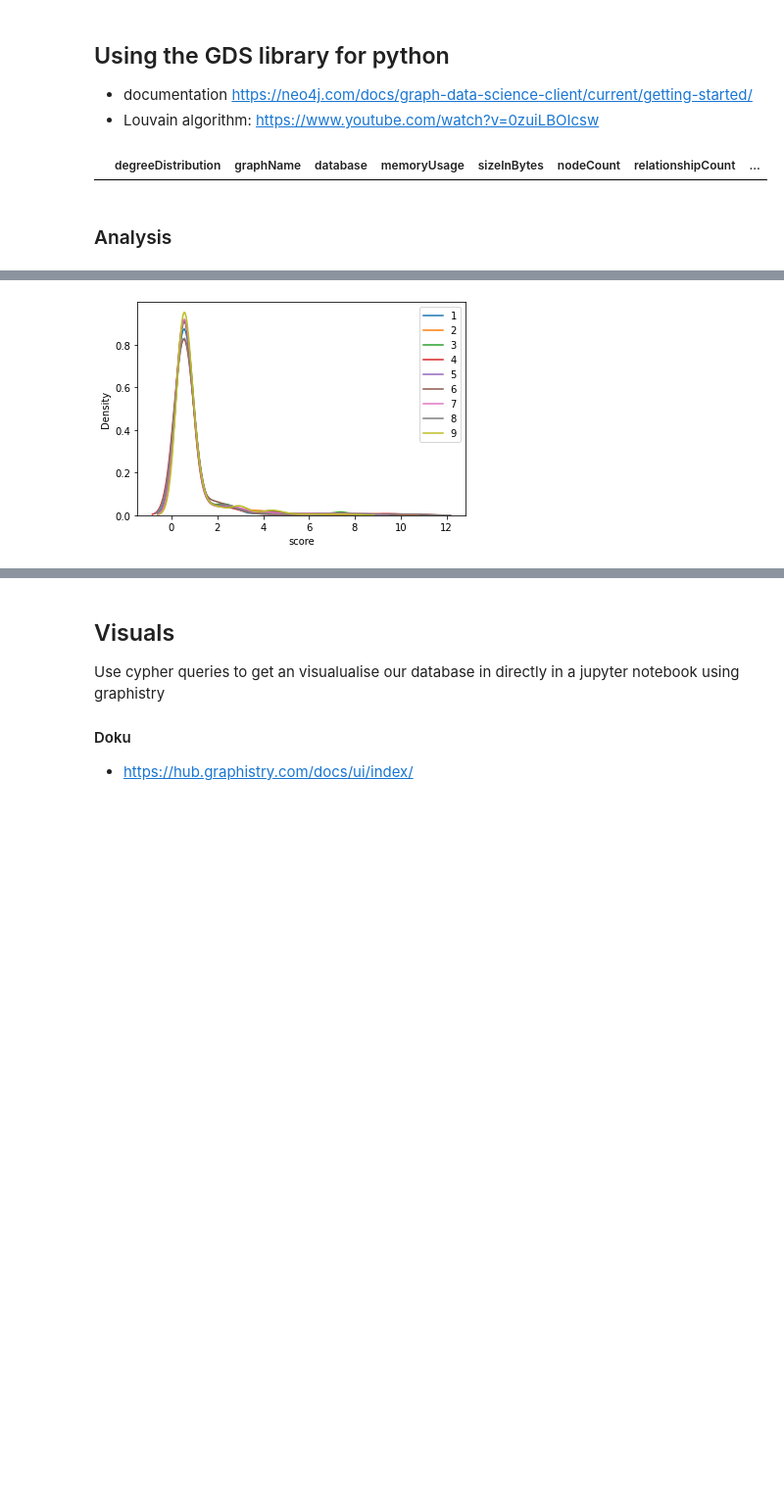
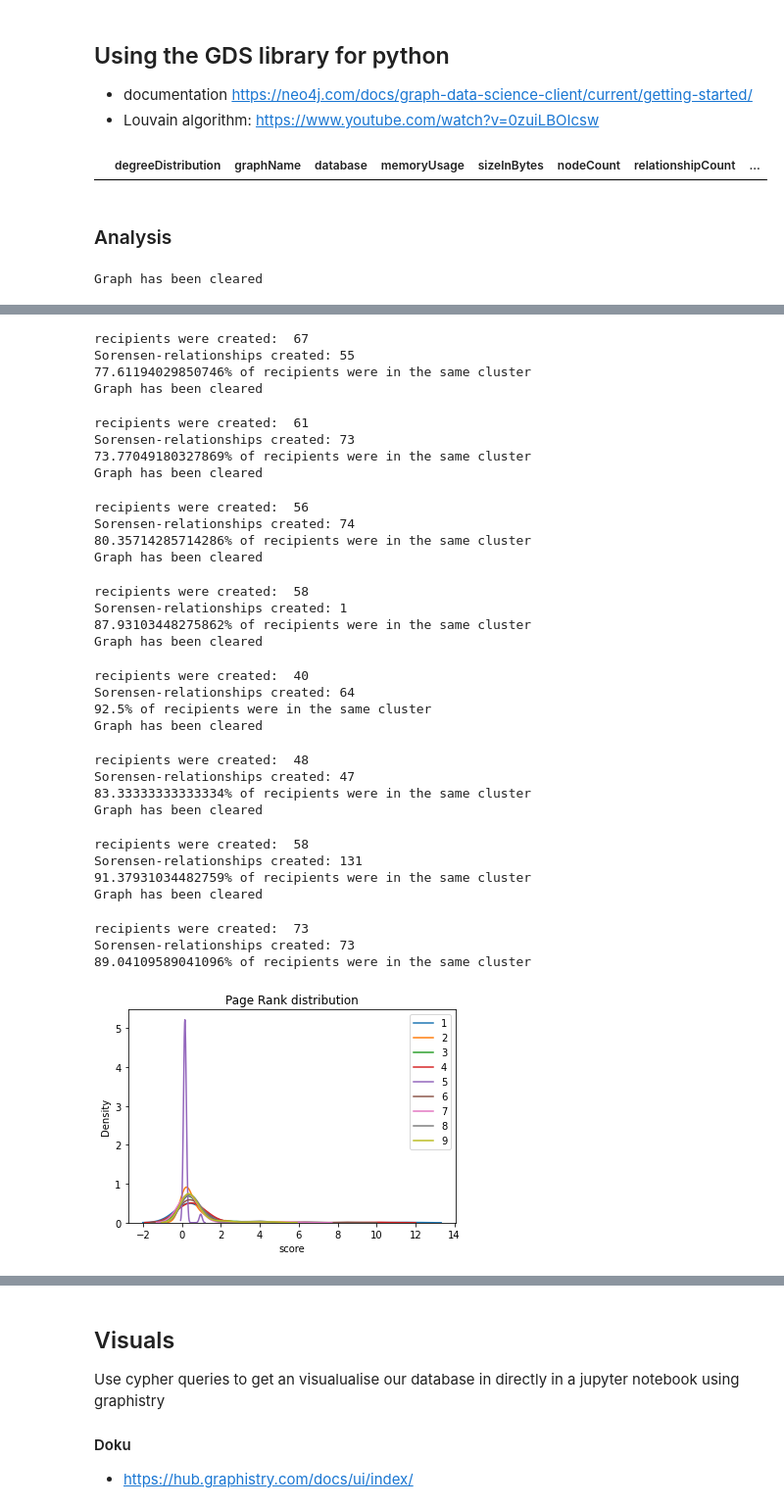
Before and after one commit to Transparency-Information-Language/tilt-graph-analyis, a Jupyter notebook: fake_data.ipynb, the cells around one changed output, grey strips where cells are left out. Shown: that part at 98% size. Saved outputs shown, nothing was run; the diff lists cells and outputs as text; code cells hidden in the pictures; blank space fills up the shorter version.

```diff
--- a/fake_data.ipynb
+++ b/fake_data.ipynb
@@ -222,0 +236,12 @@ fakeTilt.main()
+# %%
+fakeTilt = exampleTilt(uri = 'bolt://localhost:11003',
+                    auth = ('neo4j', 'letmein'),
+                    no_nodes= 50,
+                    comp_df= fortune_500,
+                    category_list = categories,
+                    purpose_list = purpose,
+                    mu_poisson_dataDisclosed = 1,
+                    mu_poisson_recipients= 1,
+                    cluster_weight = 5,
+                    reset=True)
+fakeTilt.main()
@@ -234,12 +264,6 @@ gds = GraphDataScience('bolt://localhost:11003',
 gds.graph.list()
 # %% [output]
 |  | degreeDistribution | graphName | database | memoryUsage | sizeInBytes | nodeCount | relationshipCount | ... |
-# %%
-G, metadata = gds.graph.project(
-    "hp-graph",
-    "Character",
-    {"INTERACTS": {"orientation": "UNDIRECTED", "properties": ["weight"]}}
-)
 # %% [markdown]
 ### Analysis
 # %%
@@ -250,6 +274,8 @@ rd.seed(10)
 #set up outcome collectors
 community_counts = []
 community_dfs = []
+
+recipient_in_cluster = []
 
 #begin the figure
 plt.figure()
@@ -272,26 +298,32 @@ for prob_scale in range(1,10): #add the values to be iterated through
 
     fakeTilt.main() #generate the graph
 
+    recipient_in_cluster.append(fakeTilt.same_cluster[0]/fakeTilt.same_cluster[1])
+
     try: # get a projection of the graph
         G,_ = gds.graph.project('prob_scale',
-                            ['meta', 'dataDisclosed', 'tilt', 'recipient'],
-                            {'has_meta': {"orientation": "UNDIRECTED"},
-                            'has_dataDisclosed': {"orientation": "UNDIRECTED"},
-                            'has_recipient': {"orientation": "UNDIRECTED"},
+                            ['meta',
+                            #'dataDisclosed', 'tilt', 'recipient'
+                                ],
+                            {#'has_meta': {"orientation": "UNDIRECTED"},
+                            #'has_dataDisclosed': {"orientation": "UNDIRECTED"},
+                            #'has_recipient': {"orientation": "UNDIRECTED"},
                             'has_sorensen': {"orientation": "UNDIRECTED"}}
                         )
     except:
         G.drop() # if the projection already exists, delete it and make anew
         G,_ = gds.graph.project('prob_scale',
-                            ['meta', 'dataDisclosed', 'tilt', 'recipient'],
-                            {'has_meta': {"orientation": "UNDIRECTED"},
-                            'has_dataDisclosed': {"orientation": "UNDIRECTED"},
-                            'has_recipient': {"orientation": "UNDIRECTED"},
+                            ['meta',
+                            #'dataDisclosed', 'tilt', 'recipient'
+                                ],
+                            {#'has_meta': {"orientation": "UNDIRECTED"},
+                            #'has_dataDisclosed': {"orientation": "UNDIRECTED"},
+                            #'has_recipient': {"orientation": "UNDIRECTED"},
                             'has_sorensen': {"orientation": "UNDIRECTED"}}
                         )
 
     # run the louvain algorithm.
-    res = gds.louvain.mutate(G, mutateProperty = 'community', nodeLabels = ['meta'])
+    res = gds.louvain.mutate(G, mutateProperty = 'community', nodeLabels = ['meta'], tolerance = 10**(-5))
 
     # get the number of communities found
     community_counts.append(res['communityCount'])
@@ -304,6 +336,7 @@ for prob_scale in range(1,10): #add the values to be iterated through
 
     # plot a k-density plot of the page-rank distribution
     sns.kdeplot(gds.pageRank.stream(G)['score'], label = f"{prob_scale}")
+    plt.title("Page Rank distribution")
 
     # delete the graph projection
     G.drop()
@@ -311,3 +344,4 @@ for prob_scale in range(1,10): #add the values to be iterated through
 plt.legend()
 plt.show()
 # %% [output]
+Graph has been cleared
@@ -314 +352,32 @@ plt.show()
+recipients were created:  67
+Sorensen-relationships created: 55
+77.61194029850746% of recipients were in the same cluster
+Graph has been cleared
+recipients were created:  61
+Sorensen-relationships created: 73
+73.77049180327869% of recipients were in the same cluster
+Graph has been cleared
+recipients were created:  56
+Sorensen-relationships created: 74
+80.35714285714286% of recipients were in the same cluster
+Graph has been cleared
+recipients were created:  58
+Sorensen-relationships created: 1
+87.93103448275862% of recipients were in the same cluster
+Graph has been cleared
+recipients were created:  40
+Sorensen-relationships created: 64
+92.5% of recipients were in the same cluster
+Graph has been cleared
+recipients were created:  48
+Sorensen-relationships created: 47
+83.33333333333334% of recipients were in the same cluster
+Graph has been cleared
+recipients were created:  58
+Sorensen-relationships created: 131
+91.37931034482759% of recipients were in the same cluster
+Graph has been cleared
+recipients were created:  73
+Sorensen-relationships created: 73
+89.04109589041096% of recipients were in the same cluster
-[figure, old version]
+[figure, new version]
```
Also changed, not shown: parts of 14 cells of this notebook.
